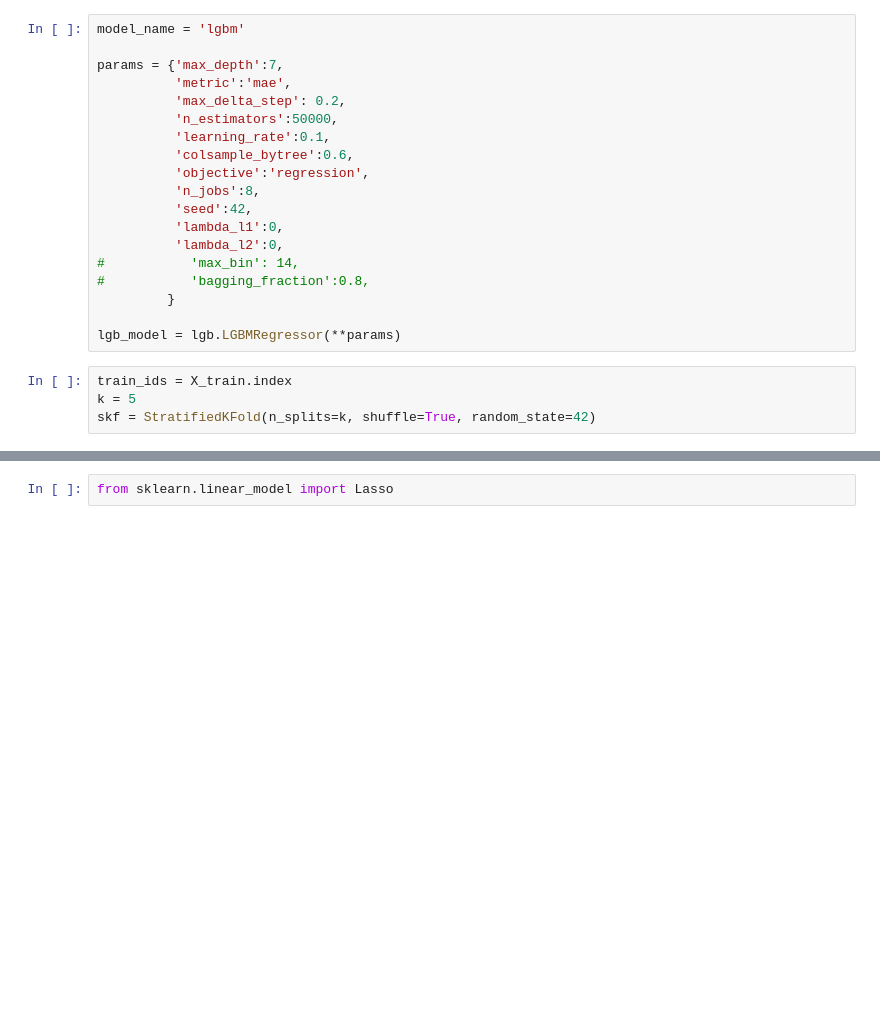
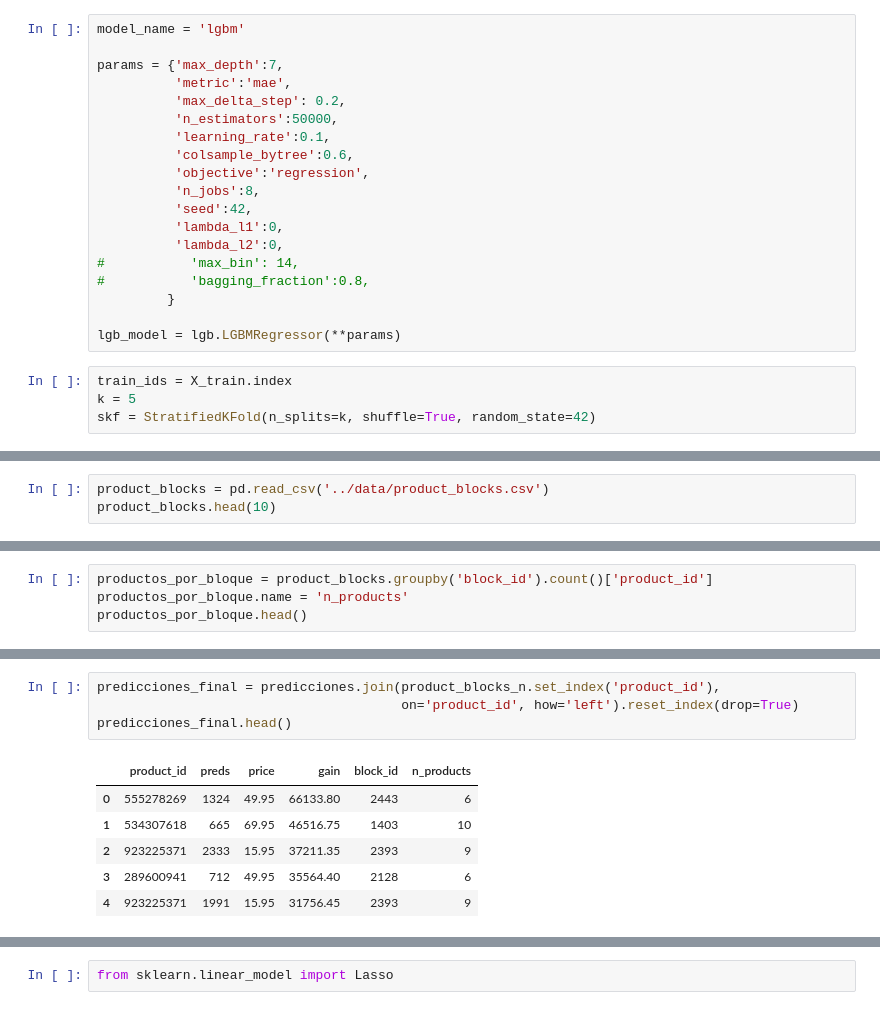
Before and after one commit to rodgomrod/Zara_Competition, a Jupyter notebook: Notebooks/R2_FT_ENG.ipynb, the cells around one changed output, grey strips where cells are left out. Saved outputs shown, nothing was run; the diff lists cells and outputs as text; blank space fills up the shorter version.

```diff
--- a/Notebooks/R2_FT_ENG.ipynb
+++ b/Notebooks/R2_FT_ENG.ipynb
@@ -446,0 +412,3 @@ IMPORTANCIA DE LAS VARIABLES:
+# %%
+product_blocks = pd.read_csv('../data/product_blocks.csv')
+product_blocks.head(10)
@@ -446,0 +427,4 @@ IMPORTANCIA DE LAS VARIABLES:
+# %%
+productos_por_bloque = product_blocks.groupby('block_id').count()['product_id']
+productos_por_bloque.name = 'n_products'
+productos_por_bloque.head()
@@ -446,0 +473,11 @@ IMPORTANCIA DE LAS VARIABLES:
+# %%
+predicciones_final = predicciones.join(product_blocks_n.set_index('product_id'),
+                                       on='product_id', how='left').reset_index(drop=True)
+predicciones_final.head()
+# %% [output]
+|  | product_id | preds | price | gain | block_id | n_products |
+| 0 | 555278269 | 1324 | 49.95 | 66133.80 | 2443 | 6 |
+| 1 | 534307618 | 665 | 69.95 | 46516.75 | 1403 | 10 |
+| 2 | 923225371 | 2333 | 15.95 | 37211.35 | 2393 | 9 |
+| 3 | 289600941 | 712 | 49.95 | 35564.40 | 2128 | 6 |
+| 4 | 923225371 | 1991 | 15.95 | 31756.45 | 2393 | 9 |
```
Also changed, not shown: parts of 18 cells of this notebook.
